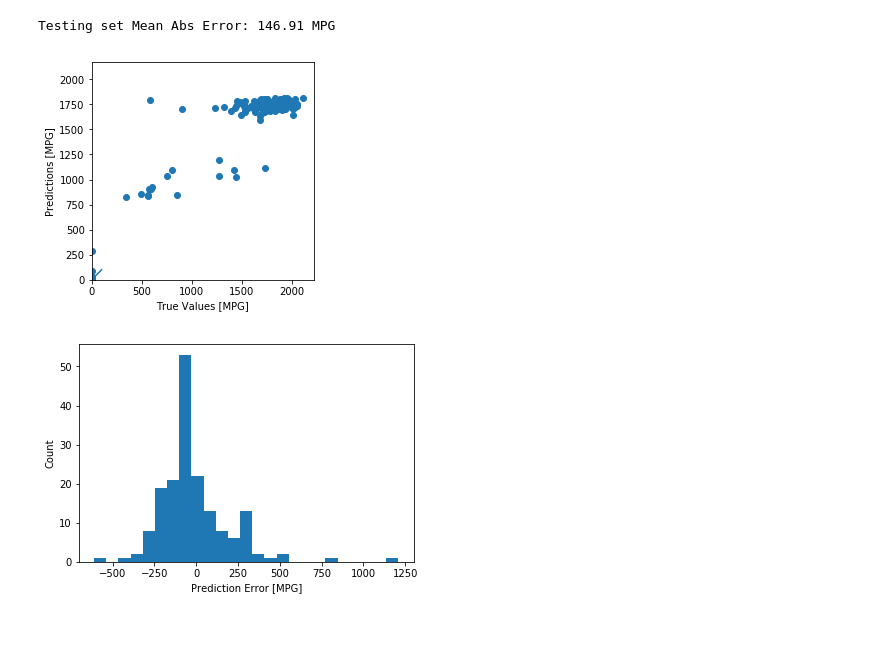
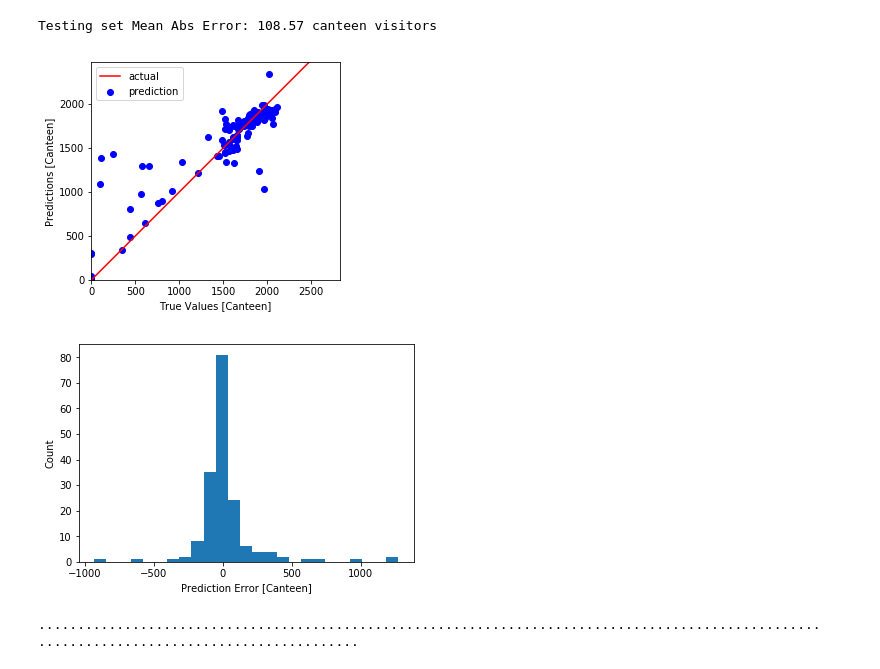
Before and after one commit to oddeirikigland/Summer-Project-Smarte-bygg, a Jupyter notebook: models/feed_forward/feed_forward.ipynb, the cells around one changed output. Cells and saved outputs as stored; diff of their text form; code cells hidden in the pictures; blank space fills up the shorter version.

```diff
--- a/models/feed_forward/feed_forward.ipynb
+++ b/models/feed_forward/feed_forward.ipynb
@@ -8,5 +9,5 @@ from feed_forward import fit_model, open_csv, plot_training_set, plot_history, p
 # %%
-train_dataset, test_dataset, train_labels, test_labels = preprocess(open_csv("../../data/dataset.csv"))
+train_dataset, test_dataset, train_labels, test_labels = preprocess(pd.read_csv("../../data/ml_df.csv", index_col="date"))
 normed_train_data, normed_test_data = normalize_dataset(train_dataset, test_dataset)
 # %%
 plot_training_set(pd.merge(train_labels,train_dataset, left_index=True, right_index=True))
@@ -32,0 +38,2 @@ Call initializer instance with the dtype argument instead of passing it to the c
+# %%
+history, model = canteen_model(normed_train_data, train_labels)
@@ -86,26 +96,28 @@ hist.tail()
 # %%
 loss, mae, mse = model.evaluate(normed_test_data, test_labels, verbose=0)
-
-print("Testing set Mean Abs Error: {:5.2f} MPG".format(mae))
+print("Testing set Mean Abs Error: {:5.2f} canteen visitors".format(mae))
 # %% [output]
-Testing set Mean Abs Error: 146.91 MPG
+Testing set Mean Abs Error: 108.57 canteen visitors
 # %%
 test_predictions = model.predict(normed_test_data).flatten()
 
-plt.scatter(list(test_labels["Canteen"]), test_predictions)
-plt.xlabel('True Values [MPG]')
-plt.ylabel('Predictions [MPG]')
+plt.scatter(list(test_labels["Canteen"]), test_predictions, c='b', label="prediction")
+plt.xlabel('True Values [Canteen]')
+plt.ylabel('Predictions [Canteen]')
 plt.axis('equal')
 plt.axis('square')
 plt.xlim([0,plt.xlim()[1]])
 plt.ylim([0,plt.ylim()[1]])
-_ = plt.plot([-100, 100], [-100, 100])
+plt.plot([-10000, 10000], [-10000, 10000], c='r', label="actual")
+plt.legend(loc="best")
+plt.show()
 # %% [output]
-[figure, old version]
+[figure, new version]
 # %%
-error = test_predictions - list(test_labels["Canteen"]) #test_labels
+error = test_predictions - list(test_labels["Canteen"])
 plt.hist(error, bins = 25)
-plt.xlabel("Prediction Error [MPG]")
-_ = plt.ylabel("Count")
+plt.xlabel("Prediction Error [Canteen]")
+plt.ylabel("Count")
+plt.show()
 # %% [output]
-[figure, old version]
+[figure, new version]
@@ -111,0 +127,6 @@ _ = plt.ylabel("Count")
+# %%
+test_prediction = pd.read_csv("../../data/ml_df.csv", index_col="date")
+res, canteen_dates = predict_canteen_values(test_prediction)
+# %% [output]
+....................................................................................................
+.........................................
```
Also changed, not shown: parts of 12 cells of this notebook, 3 other files.
